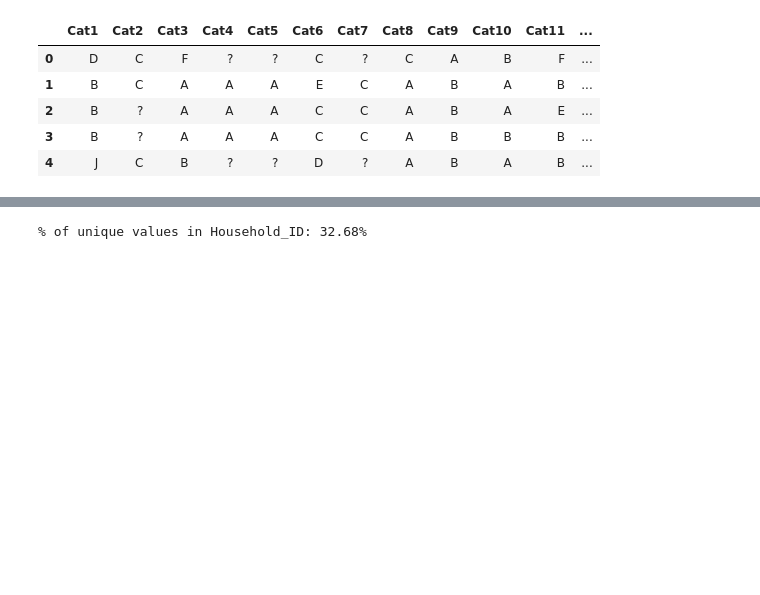
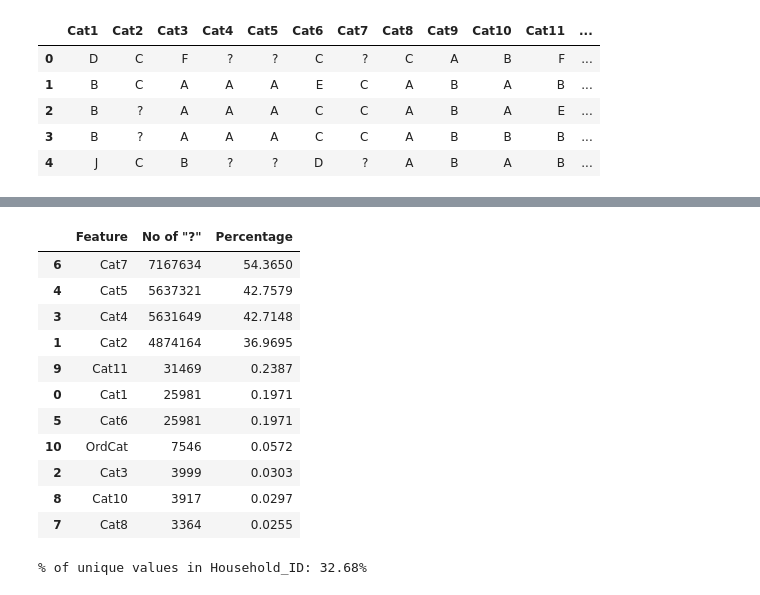
Before and after one commit to AnoopCA/Vehicle_Insurance_Claims_Prediction, a Jupyter notebook: Claims_Prediction.ipynb, the cells around one changed output, grey strips where cells are left out. Cells and saved outputs as stored; diff of their text form; code cells hidden in the pictures; blank space fills up the shorter version.

```diff
--- a/Claims_Prediction.ipynb
+++ b/Claims_Prediction.ipynb
@@ -17,15 +16,8 @@ warnings.filterwarnings('ignore')
 # %% [markdown]
 Import data:
 # %%
-train_data_1 = pd.read_csv(r'D:\ML_Projects\Vehicle_Insurance_Claims_Prediction\train_set.csv')
-train_y = train_data_1['Claim_Amount']
+x_train = pd.read_csv(r'D:\ML_Projects\Vehicle_Insurance_Claims_Prediction\train_set.csv')
 
-#x_train, x_test, y_train, y_test = train_test_split(train_data_1, train_y, test_size=0.3)
-
-test_data = pd.read_csv(r'D:\ML_Projects\Vehicle_Insurance_Claims_Prediction\test_set.csv')
+x_test = pd.read_csv(r'D:\ML_Projects\Vehicle_Insurance_Claims_Prediction\test_set.csv')
 example_entry = pd.read_csv(r'D:\ML_Projects\Vehicle_Insurance_Claims_Prediction\example_entry.csv')
-test_data = test_data.merge(example_entry, on='Row_ID', how='left')
-y_test_submission = test_data['Claim_Amount']
+x_test = x_test.merge(example_entry, on='Row_ID', how='left')
-# %%
-x_train = train_data_1.copy()
-x_test = test_data.copy()
@@ -81,6 +71,29 @@ x_train[['Var1', 'Var2', 'Var3', 'Var4', 'Var5', 'Var6', 'Var7', 'Var8', 'NVCat'
 | 2 | -0.754282 | -1.646127 | -1.101091 | -1.679445 | -0.971487 | -1.405797 | -0.837048 | -1.176858 | F | -0.23153 | -0.266117 | ... |
 | 3 | -0.754282 | -1.646127 | -1.101091 | -1.679445 | -0.971487 | -1.405797 | -0.837048 | -1.176858 | F | -0.23153 | -0.266117 | ... |
 | 4 | 0.563454 | 1.863975 | 1.814591 | 1.838605 | 0.812656 | 2.112691 | 1.534462 | 2.347260 | F | -0.23153 | -0.266117 | ... |
+# %%
+cat_feats = ['Cat1', 'Cat2', 'Cat3', 'Cat4', 'Cat5', 'Cat6', 'Cat7', 'Cat8', 'Cat10', 'Cat11', 'OrdCat']
+
+q_data = []
+for i in cat_feats:
+    q_data.append([i, len(x_train[x_train[i]=="?"][i]), round((len(x_train[x_train[i]=="?"][i]) / len(x_train))*100, 4)])
+
+q_data = pd.DataFrame(q_data, columns=['Feature', 'No of "?"', 'Percentage'])
+
+q_data.sort_values(by='Percentage', ascending=False)
+# %% [output]
+|  | Feature | No of "?" | Percentage |
+| 6 | Cat7 | 7167634 | 54.3650 |
+| 4 | Cat5 | 5637321 | 42.7579 |
+| 3 | Cat4 | 5631649 | 42.7148 |
+| 1 | Cat2 | 4874164 | 36.9695 |
+| 9 | Cat11 | 31469 | 0.2387 |
+| 0 | Cat1 | 25981 | 0.1971 |
+| 5 | Cat6 | 25981 | 0.1971 |
+| 10 | OrdCat | 7546 | 0.0572 |
+| 2 | Cat3 | 3999 | 0.0303 |
+| 8 | Cat10 | 3917 | 0.0297 |
+| 7 | Cat8 | 3364 | 0.0255 |
 # %%
 Unique_HID = x_train['Household_ID'].nunique() / len(x_train['Household_ID'])
 print("% of unique values in Household_ID: {:.2f}%".format(Unique_HID * 100))
```
Also changed, not shown: parts of 15 cells of this notebook.
